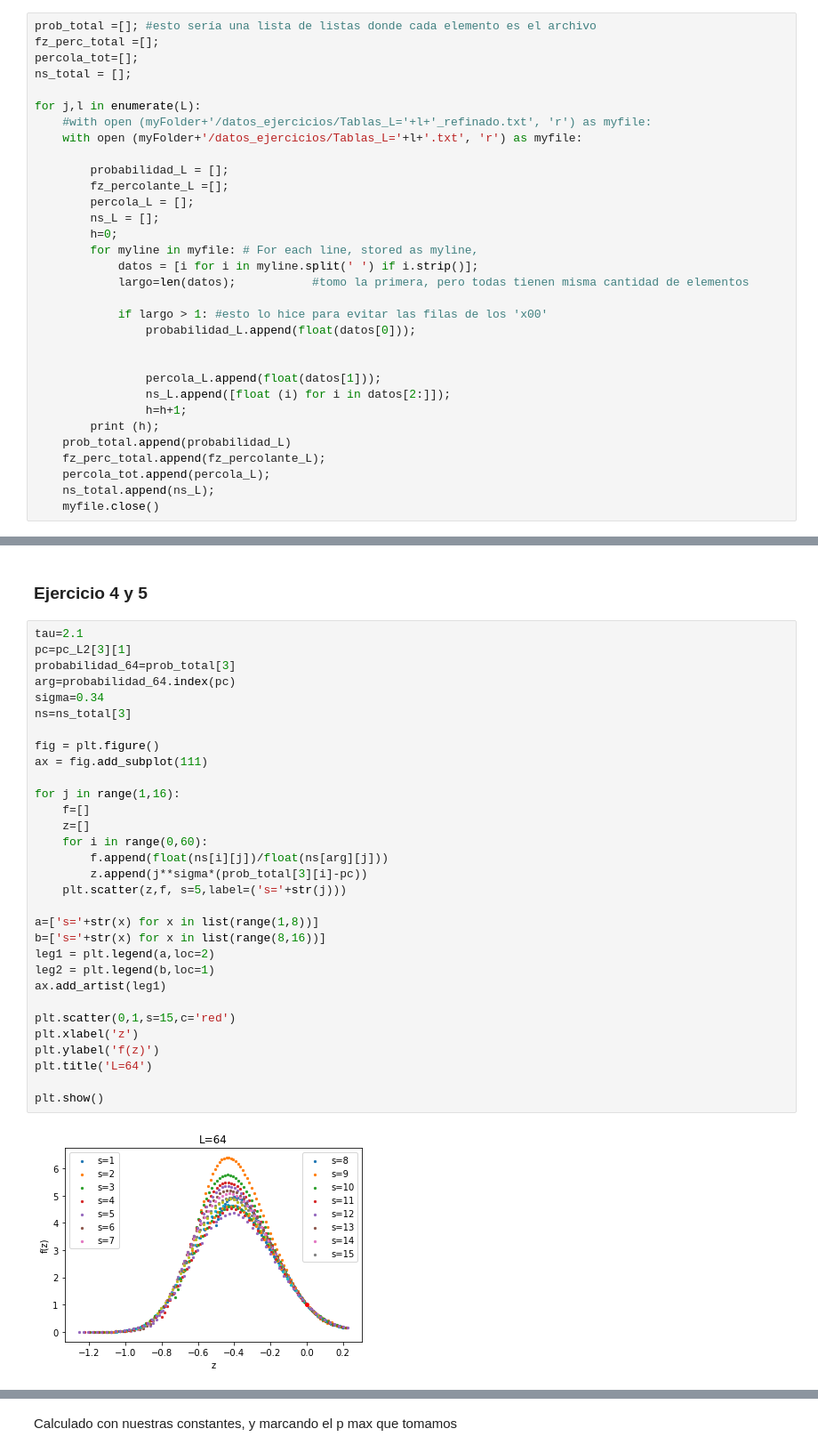
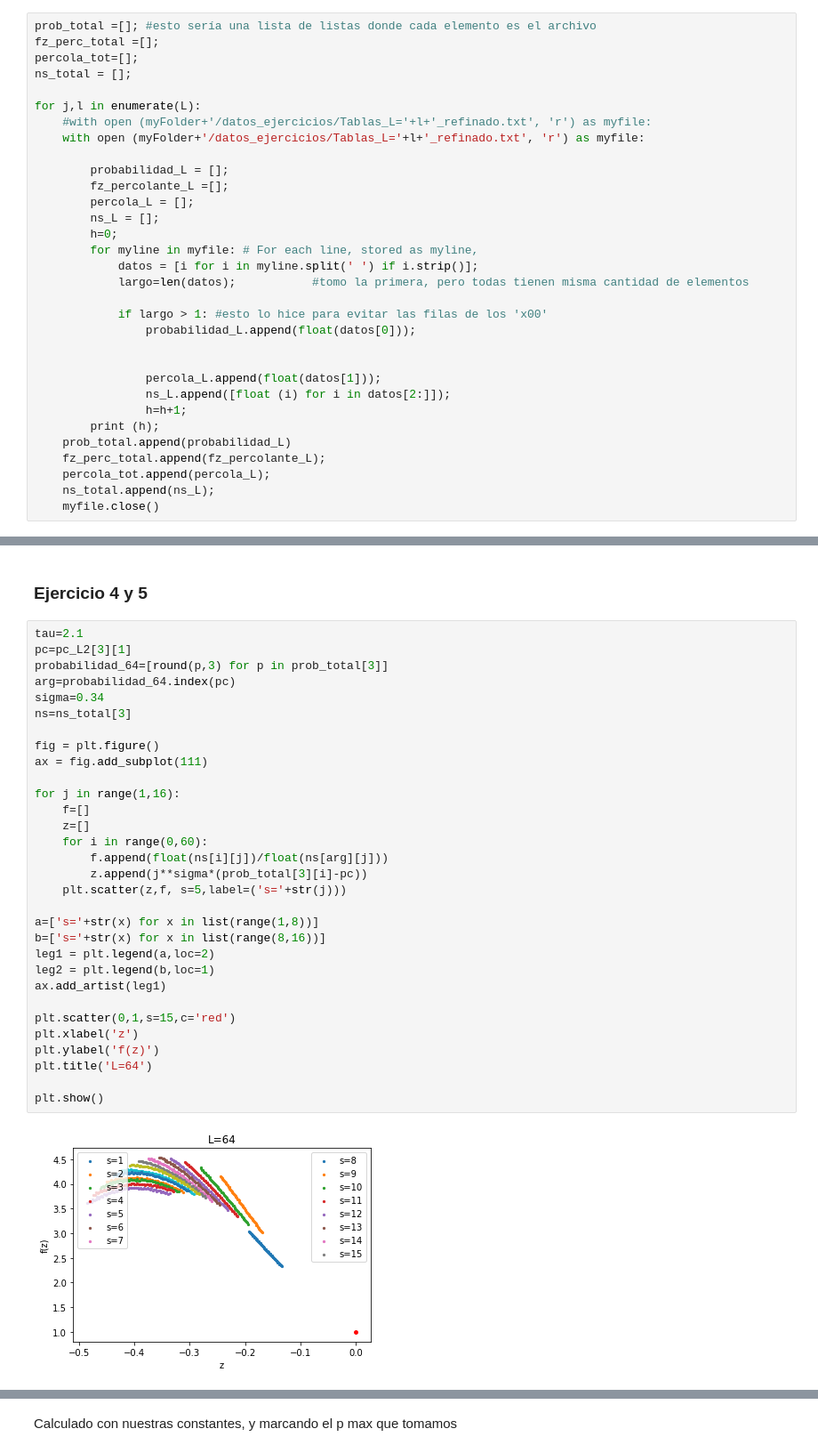
Before and after one commit to Luciousboy/computacional, a Jupyter notebook: graficador.ipynb, the cells around one changed output, grey strips where cells are left out. Shown at 89% size. Cells and saved outputs as stored; diff of their text form.

```diff
--- a/graficador.ipynb
+++ b/graficador.ipynb
@@ -181,7 +181,7 @@ ns_total = [];
 
 for j,l in enumerate(L):
     #with open (myFolder+'/datos_ejercicios/Tablas_L='+l+'_refinado.txt', 'r') as myfile:
-    with open (myFolder+'/datos_ejercicios/Tablas_L='+l+'.txt', 'r') as myfile:
+    with open (myFolder+'/datos_ejercicios/Tablas_L='+l+'_refinado.txt', 'r') as myfile:
 
         probabilidad_L = [];
         fz_percolante_L =[];
@@ -505,36 +532,36 @@ Para mi dan cualquier batata porque estan mal los datos
 # %%
 tau=2.1
 pc=pc_L2[3][1]
-probabilidad_64=prob_total[3]
+probabilidad_64=[round(p,3) for p in prob_total[3]]
 arg=probabilidad_64.index(pc)
 sigma=0.34
 ns=ns_total[3]
 
 fig = plt.figure()
 ax = fig.add_subplot(111)
 
 for j in range(1,16):
     f=[]
     z=[]
     for i in range(0,60):
         f.append(float(ns[i][j])/float(ns[arg][j]))
         z.append(j**sigma*(prob_total[3][i]-pc))
     plt.scatter(z,f, s=5,label=('s='+str(j)))
 
 a=['s='+str(x) for x in list(range(1,8))]
 b=['s='+str(x) for x in list(range(8,16))]
 leg1 = plt.legend(a,loc=2)
 leg2 = plt.legend(b,loc=1)
 ax.add_artist(leg1)
 
 plt.scatter(0,1,s=15,c='red')
 plt.xlabel('z')
 plt.ylabel('f(z)')
 plt.title('L=64')
 
 plt.show()
 # %% [output]
-[figure, old version]
+[figure, new version]
 # %%
 import math
 ns=np.asarray(ns)
```
Also changed, not shown: parts of 9 cells of this notebook, 5 other files.
